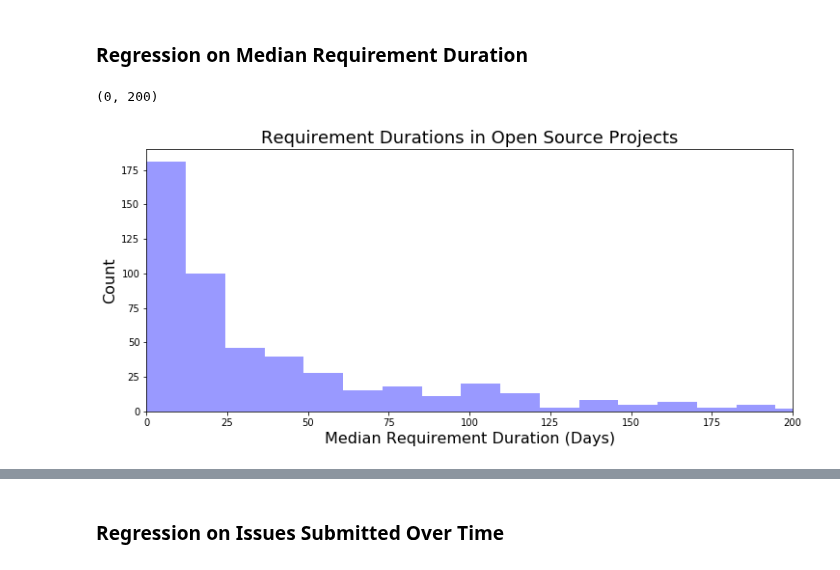
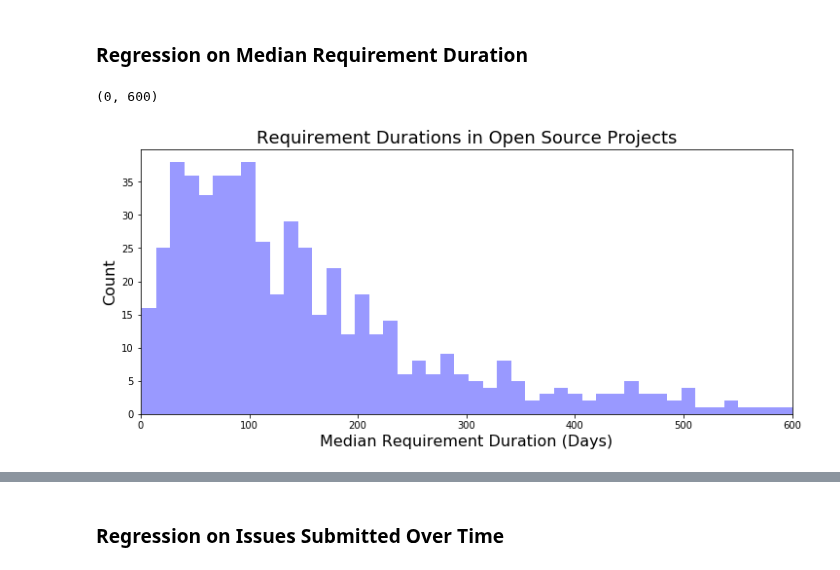
Before and after one commit to MthwRobinson/dissertation-research, a Jupyter notebook: research-notebooks/2-journal-article.ipynb, the cells around one changed output, grey strips where cells are left out. Saved outputs shown, nothing was run; the diff lists cells and outputs as text; code cells hidden in the pictures.

```diff
--- a/research-notebooks/2-journal-article.ipynb
+++ b/research-notebooks/2-journal-article.ipynb
@@ -40,12 +40,16 @@ for i in range(tm.num_topics):
 # %%
 all_topics = []
 reg_topics = []
+simple_reg_topics = []
+simple_reg_topics_2 = []
 for i in range(tm.num_topics-1):
     all_topics.append('topic_{}'.format(i))
+    simple_reg_topics.append('topic_{}'.format(i))
     all_topics.append('topic_{}_2'.format(i))
+    simple_reg_topics_2.append('topic_{}_2'.format(i))
     for j in range(tm.num_topics-1):
         reg_topics.append("topic_{}*topic_{}".format(i, j))
-        reg_topics.append("topic_{}_2".format(i, j))
+        #reg_topics.append("topic_{}_2".format(i, j))
 # %%
 mean_topics = df.groupby(['organization', 'package']).mean()[all_topics]
 # %%
@@ -57,6 +61,8 @@ all_data['issues_over_time'] = (all_data['total_issues'] / all_data['project_age
 all_data['avg_clusteringXcrowd_pct'] = all_data['avg_clustering'] * all_data['crowd_pct']
 all_data['avg_min_pathXcrowd_pct'] = all_data['avg_min_path'] * all_data['crowd_pct']
 all_data['gini_coefficientXcrowd_pct'] = all_data['gini_coefficient'] * all_data['crowd_pct']
+all_data['log_duration'] = np.log(all_data['duration_median'] + 1e-7)
+all_data['log_duration_mean'] = np.log(all_data['duration_mean'] + 1e-7)
 # %%
 base_columns = ['crowd_pct', 'crowd_pct_2',
                 'avg_clustering', 'avg_min_path', 'gini_coefficient',
@@ -284,11 +364,11 @@ Text(0.5, 0, 'Marginal Effect')
 ### Regression on Median Requirement Duration
 # %%
 plt.figure(figsize=(12, 5))
-sns.distplot(all_data['duration_median'], kde=False, color='blue', bins=100)
+sns.distplot(all_data['duration_mean'], kde=False, color='blue', bins=100)
 plt.title('Requirement Durations in Open Source Projects', fontsize=18)
 plt.xlabel('Median Requirement Duration (Days)', fontsize=16)
 plt.ylabel('Count', fontsize=16)
-plt.xlim([0,200])
+plt.xlim([0,600])
 # %% [output]
-(0, 200)
+(0, 600)
-[figure, old version]
+[figure, new version]
```
Also changed, not shown: parts of 34 cells of this notebook.
